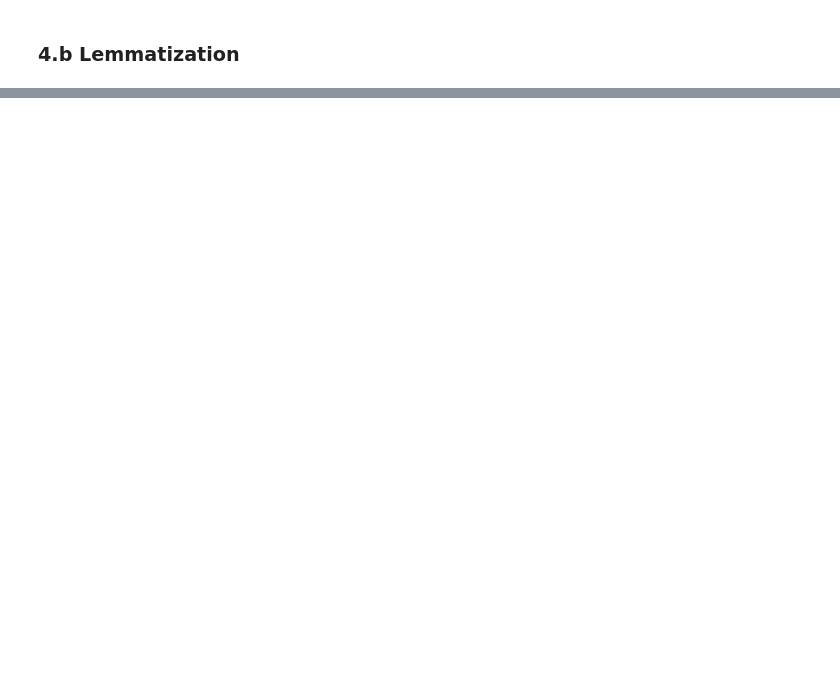
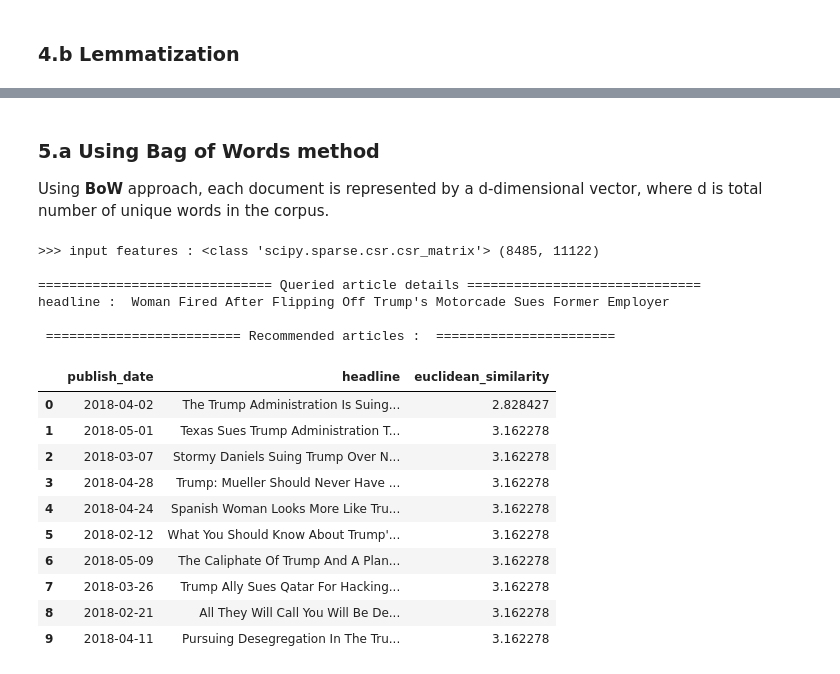
Before and after one commit to sam351/TIL2021, a Jupyter notebook: kaggle_news-recommend/News-Category-Dataset_01_recommend.ipynb, the cells around one changed output, grey strips where cells are left out. Cells and saved outputs as stored; diff of their text form; code cells hidden in the pictures; blank space fills up the shorter version.

Commit message:
Modify News-Category-Dataset_01_recommend.ipynb
- Add 5. Headline based similarity on new articles

```diff
--- a/kaggle_news-recommend/News-Category-Dataset_01_recommend.ipynb
+++ b/kaggle_news-recommend/News-Category-Dataset_01_recommend.ipynb
@@ -205,0 +212,33 @@ Wall time: 6.71 s
+# %%
+# function for making recommendations based on content simiarity
+def recommend_similar_txt(doc_vectors, row_index, num_recommend, dist_metric='euclidean', print_result=False):
+#     # original code
+#     couple_dist = pairwise_distances(doc_vectors, doc_vectors[row_index])
+#     indices = np.argsort(couple_dist.ravel())[0:num_recommend]
+#     df = pd.DataFrame({'publish_date': news_articles['date'][indices].values,
+#                        'headline':news_articles['headline'][indices].values,
+#                        'Euclidean similarity with the queried article': couple_dist[indices].ravel()})
+#     print("="*30,"Queried article details","="*30)
+#     print('headline : ',news_articles['headline'][indices[0]])
+#     print("\n","="*25,"Recommended articles : ","="*23)
+#     return df.iloc[1:,]
+
+    dist_arr = pairwise_distances(doc_vectors, doc_vectors[row_index].reshape(1, -1), metric=dist_metric).ravel()
+    df = pd.DataFrame({'publish_date': news_articles['date'],
+                       'headline': news_articles['headline'],
+                       f'{dist_metric}_similarity': dist_arr})
+    df = df.sort_values(f'{dist_metric}_similarity').head(num_recommend+1)
+    df = df.iloc[1:,].reset_index(drop=True)  # remove input itself (most similar item)
+
+    if print_result:
+        print("="*30, "Queried article details", "="*30)
+        print('headline : ', news_articles.loc[row_index, 'headline'])
+        print("\n", "="*25, "Recommended articles : ", "="*23)
+        display(df)
+
+    return df
+
+
+# sample news to get recommendations
+query_idx = 133
+news_articles.loc[[query_idx]]
@@ -205,0 +248,30 @@ Wall time: 6.71 s
+# %% [markdown]
+### 5.a Using Bag of Words method
+Using **BoW** approach, each document is represented by a d-dimensional vector, where d is total number of unique words in the corpus.
+# %%
+cnt_vectorizer = CountVectorizer()
+bow_features = cnt_vectorizer.fit_transform(news_articles_temp['headline'])
+
+print('>>> input features :', type(bow_features), bow_features.shape, '\n')
+df = recommend_similar_txt(bow_features, row_index=query_idx, num_recommend=10, print_result=True)
+
+# using cosine metric
+# df = recommend_similar_txt(bow_features, row_index=query_idx, num_recommend=10, dist_metric='cosine', print_result=True)
+# %% [output]
+>>> input features : <class 'scipy.sparse.csr.csr_matrix'> (8485, 11122)
+
+============================== Queried article details ==============================
+headline :  Woman Fired After Flipping Off Trump's Motorcade Sues Former Employer
+
+ ========================= Recommended articles :  =======================
+|  | publish_date | headline | euclidean_similarity |
+| 0 | 2018-04-02 | The Trump Administration Is Suing... | 2.828427 |
+| 1 | 2018-05-01 | Texas Sues Trump Administration T... | 3.162278 |
+| 2 | 2018-03-07 | Stormy Daniels Suing Trump Over N... | 3.162278 |
+| 3 | 2018-04-28 | Trump: Mueller Should Never Have ... | 3.162278 |
+| 4 | 2018-04-24 | Spanish Woman Looks More Like Tru... | 3.162278 |
+| 5 | 2018-02-12 | What You Should Know About Trump'... | 3.162278 |
+| 6 | 2018-05-09 | The Caliphate Of Trump And A Plan... | 3.162278 |
+| 7 | 2018-03-26 | Trump Ally Sues Qatar For Hacking... | 3.162278 |
+| 8 | 2018-02-21 | All They Will Call You Will Be De... | 3.162278 |
+| 9 | 2018-04-11 | Pursuing Desegregation In The Tru... | 3.162278 |
```
Also changed, not shown: parts of 13 cells of this notebook.
